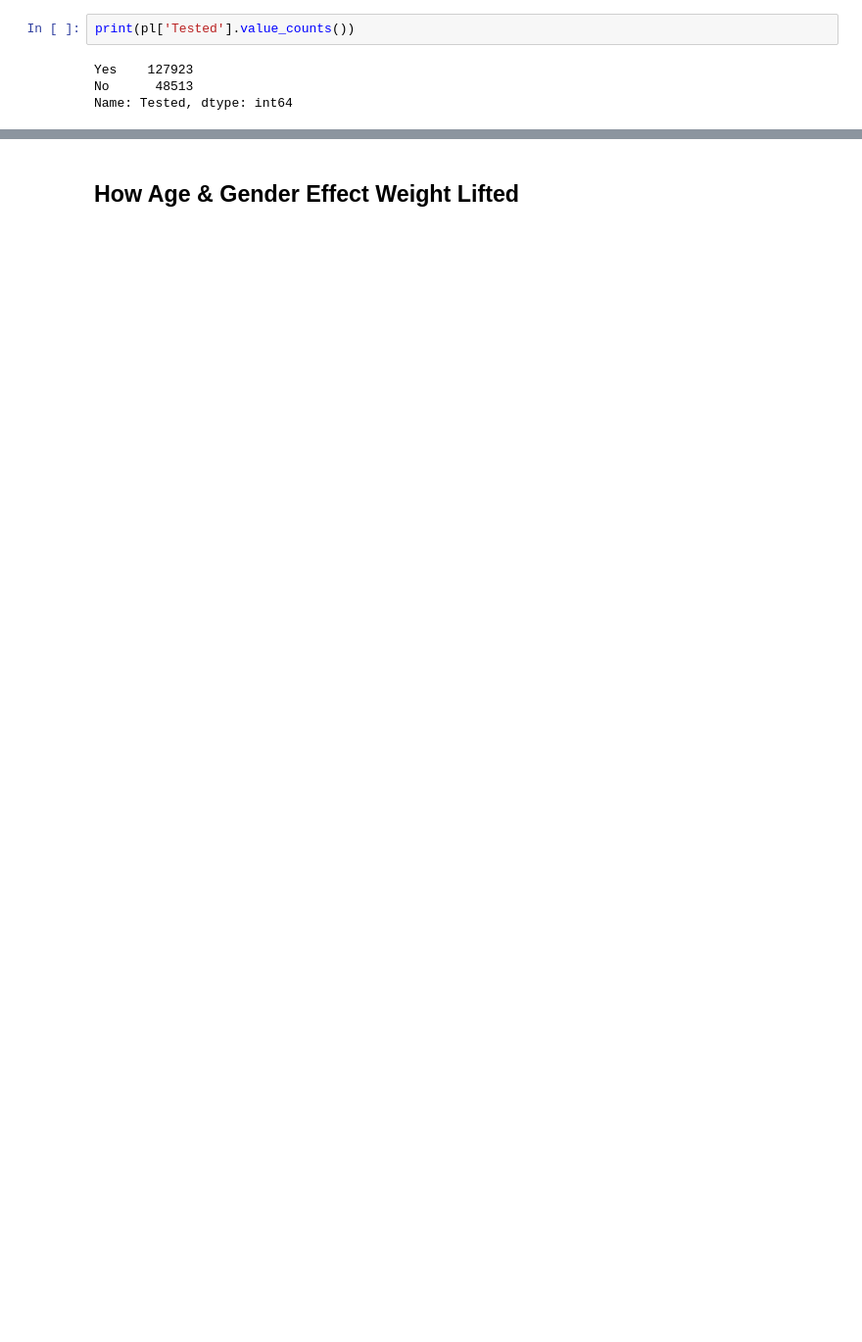
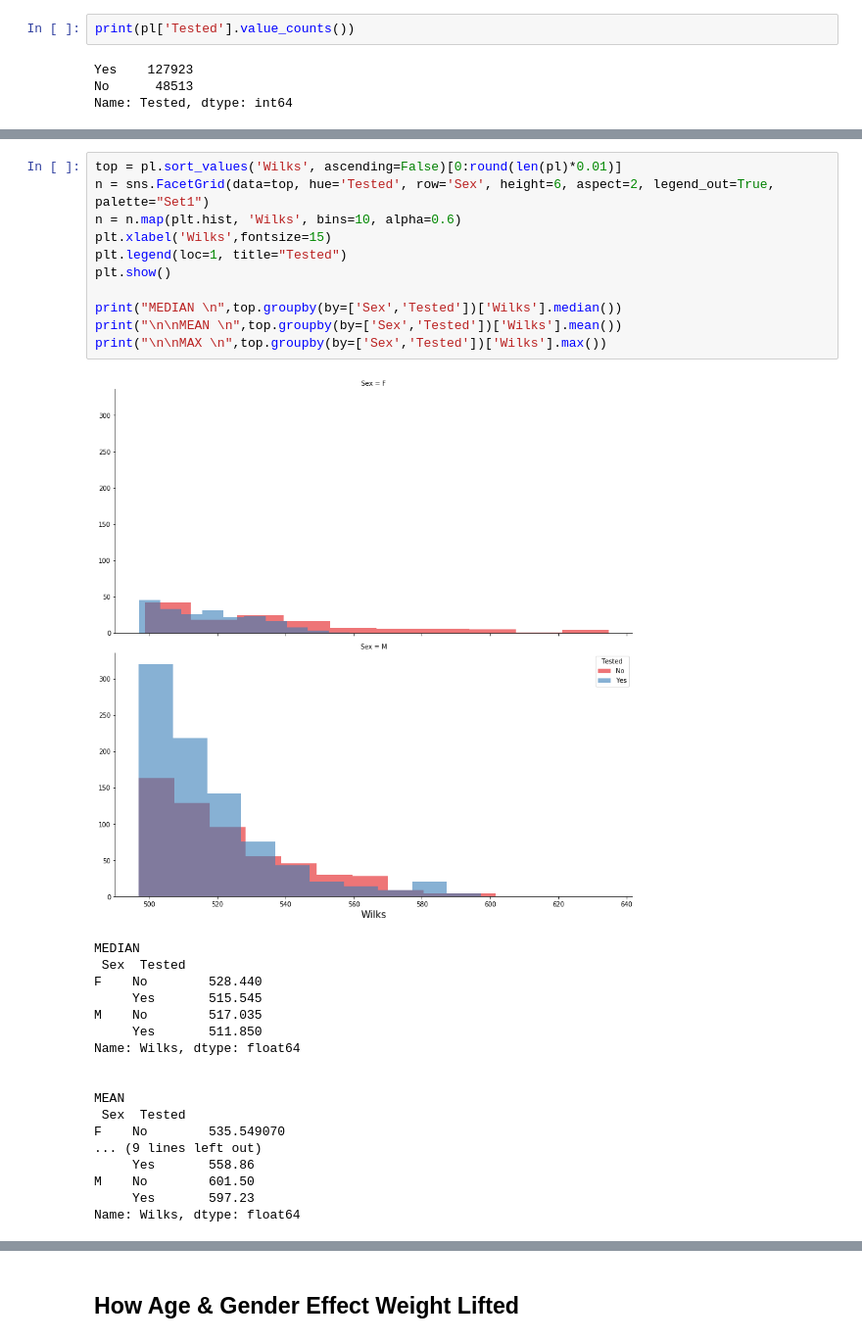
Before and after one commit to ParkerRam/Powerlifting-Analysis, a Jupyter notebook: pl_analysis.ipynb, the cells around one changed output, grey strips where cells are left out. Shown: that part at 98% size. Drawn from its saved outputs; the diff is of its cells as text; blank space fills up the shorter version.

```diff
--- a/pl_analysis.ipynb
+++ b/pl_analysis.ipynb
@@ -153,0 +153,30 @@ Here we can see that other from amount of people in each group the two distribut
+# %%
+top = pl.sort_values('Wilks', ascending=False)[0:round(len(pl)*0.01)]
+n = sns.FacetGrid(data=top, hue='Tested', row='Sex', height=6, aspect=2, legend_out=True, palette="Set1")
+n = n.map(plt.hist, 'Wilks', bins=10, alpha=0.6)
+plt.xlabel('Wilks',fontsize=15)
+plt.legend(loc=1, title="Tested")
+plt.show()
+
+print("MEDIAN \n",top.groupby(by=['Sex','Tested'])['Wilks'].median())
+print("\n\nMEAN \n",top.groupby(by=['Sex','Tested'])['Wilks'].mean())
+print("\n\nMAX \n",top.groupby(by=['Sex','Tested'])['Wilks'].max())
+# %% [output]
+[figure, added]
+MEDIAN
+ Sex  Tested
+F    No        528.440
+     Yes       515.545
+M    No        517.035
+     Yes       511.850
+Name: Wilks, dtype: float64
+
+
+MEAN
+ Sex  Tested
+F    No        535.549070
+... (9 lines left out)
+     Yes       558.86
+M    No        601.50
+     Yes       597.23
+Name: Wilks, dtype: float64
```
Also changed, not shown: parts of 12 cells of this notebook.
